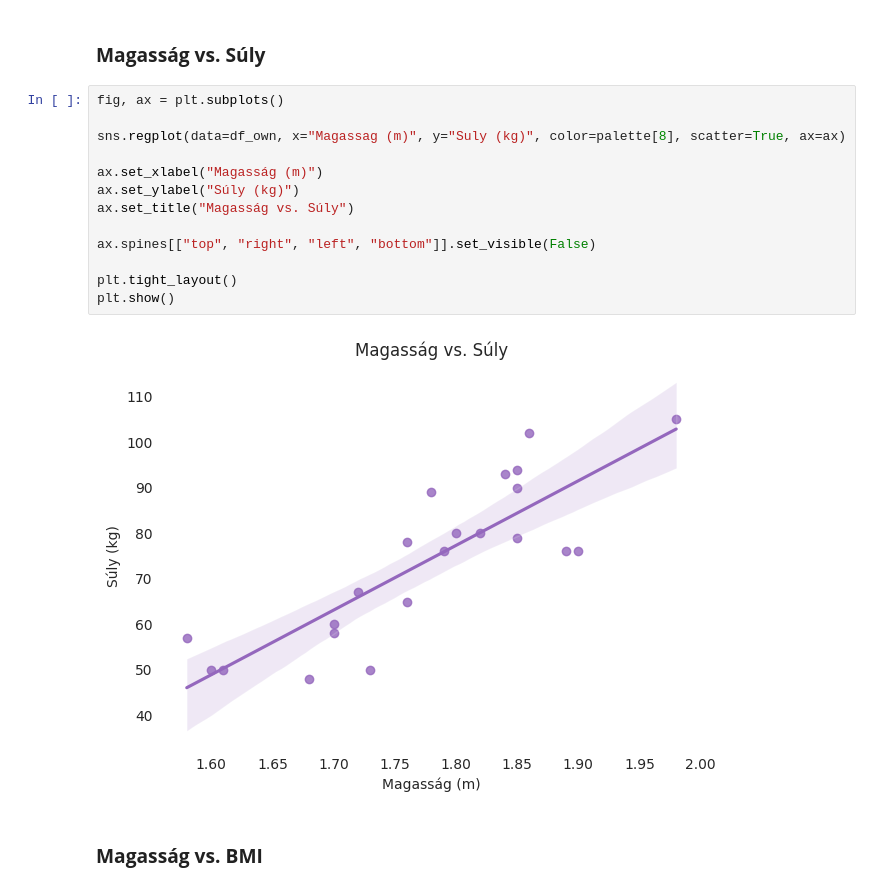
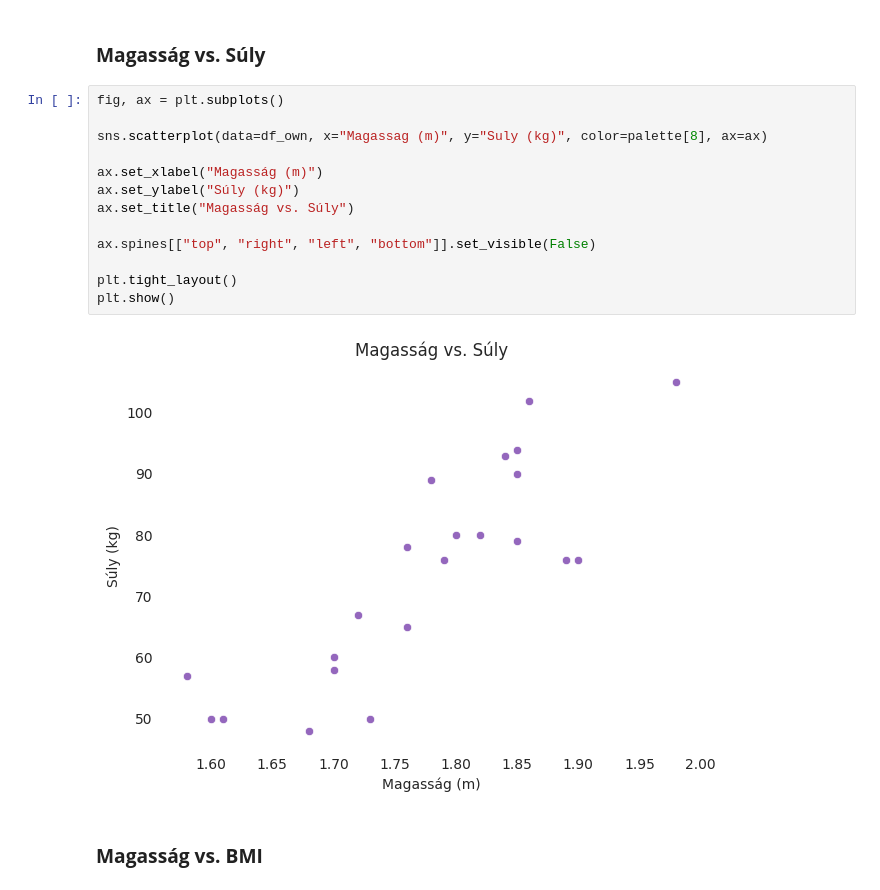
Before and after one commit to shecodespython/adatviz-2024, a Jupyter notebook: 1st_Assignment.ipynb, the cells around one changed output. Cells and saved outputs as stored; diff of their text form.

```diff
--- a/1st_Assignment.ipynb
+++ b/1st_Assignment.ipynb
@@ -189,18 +189,18 @@ plt.show()
 # %%
 fig, ax = plt.subplots()
 
-sns.regplot(data=df_own, x="Magassag (m)", y="Suly (kg)", color=palette[8], scatter=True, ax=ax)
+sns.scatterplot(data=df_own, x="Magassag (m)", y="Suly (kg)", color=palette[8], ax=ax)
 
 ax.set_xlabel("Magasság (m)")
 ax.set_ylabel("Súly (kg)")
 ax.set_title("Magasság vs. Súly")
 
 ax.spines[["top", "right", "left", "bottom"]].set_visible(False)
 
 plt.tight_layout()
 plt.show()
 # %% [output]
-[figure, old version]
+[figure, new version]
 # %% [markdown]
 ### **Magasság vs. BMI**
 # %%
```
Also changed, not shown: parts of 11 cells of this notebook.
